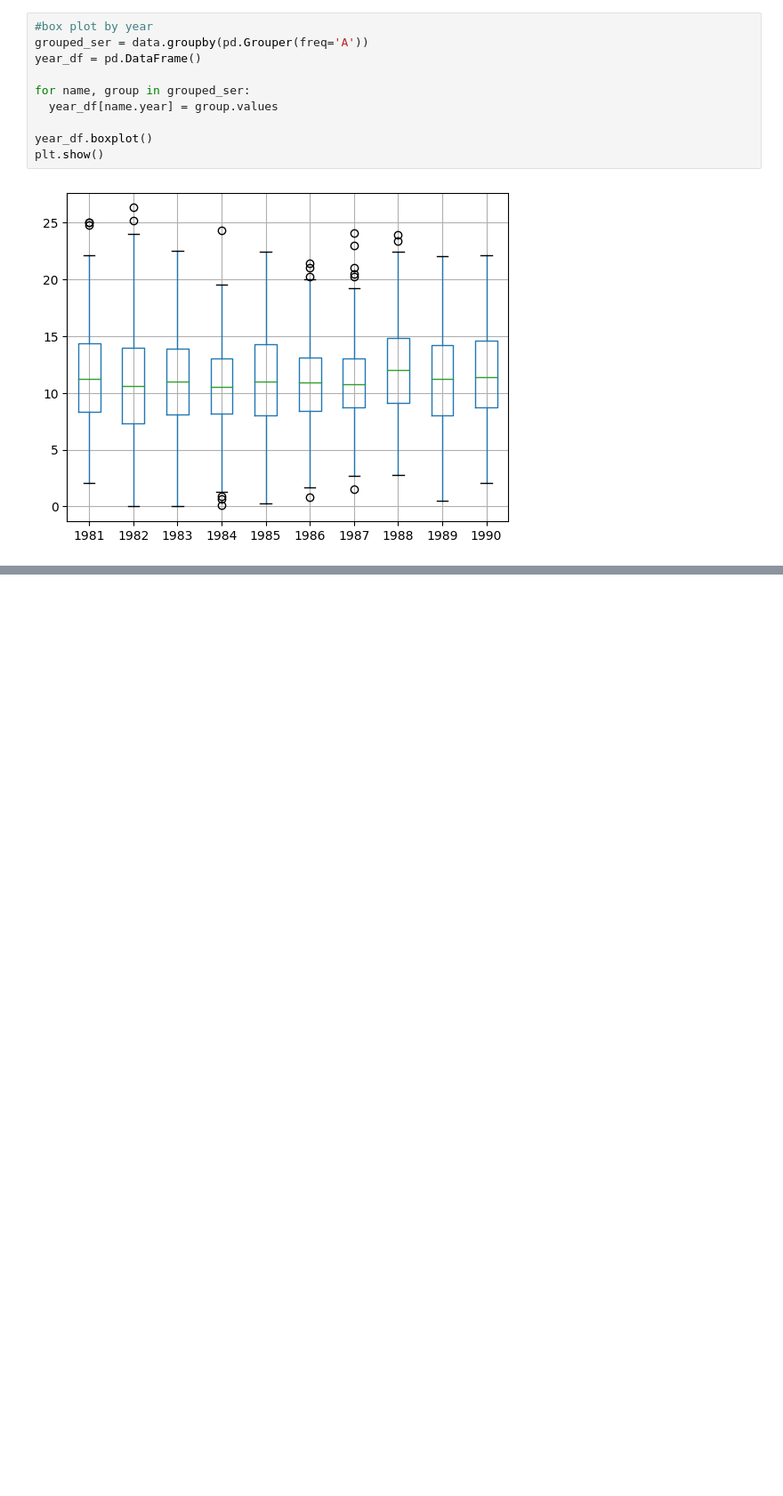
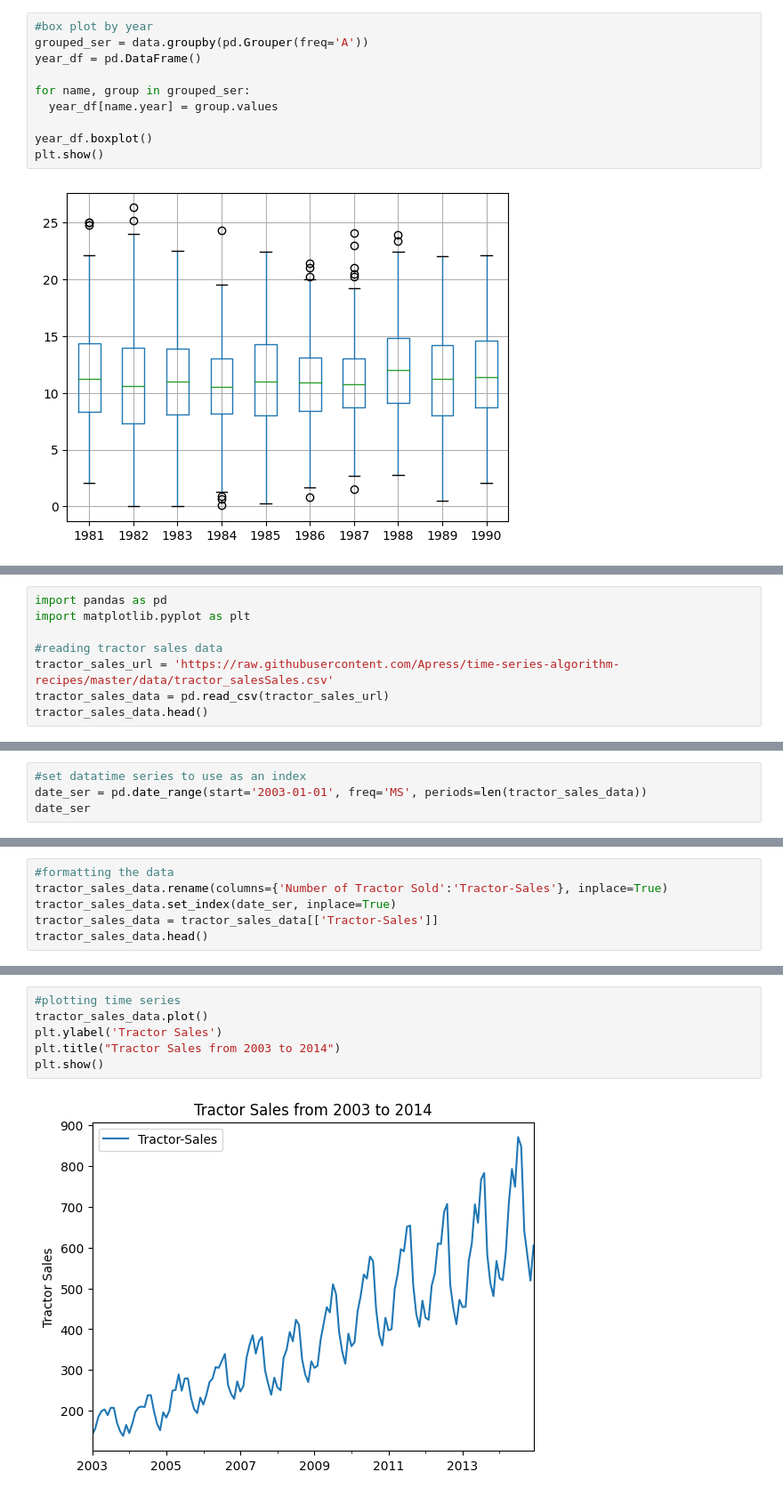
Before and after one commit to ankesh86/TimeSeriesAnalysis, a Jupyter notebook: TimeSeries_EDA.ipynb, the cells around one changed output, grey strips where cells are left out. Shown at 89% size. Saved outputs shown, nothing was run; the diff lists cells and outputs as text; blank space fills up the shorter version.

```diff
--- a/TimeSeries_EDA.ipynb
+++ b/TimeSeries_EDA.ipynb
@@ -312,0 +316,8 @@ plt.show()
+# %%
+import pandas as pd
+import matplotlib.pyplot as plt
+
+#reading tractor sales data
+tractor_sales_url = 'https://raw.githubusercontent.com/Apress/time-series-algorithm-recipes/master/data/tractor_salesSales.csv'
+tractor_sales_data = pd.read_csv(tractor_sales_url)
+tractor_sales_data.head()
@@ -312,0 +331,4 @@ plt.show()
+# %%
+#set datatime series to use as an index
+date_ser = pd.date_range(start='2003-01-01', freq='MS', periods=len(tractor_sales_data))
+date_ser
@@ -312,0 +344,6 @@ plt.show()
+# %%
+#formatting the data
+tractor_sales_data.rename(columns={'Number of Tractor Sold':'Tractor-Sales'}, inplace=True)
+tractor_sales_data.set_index(date_ser, inplace=True)
+tractor_sales_data = tractor_sales_data[['Tractor-Sales']]
+tractor_sales_data.head()
@@ -312,0 +357,8 @@ plt.show()
+# %%
+#plotting time series
+tractor_sales_data.plot()
+plt.ylabel('Tractor Sales')
+plt.title("Tractor Sales from 2003 to 2014")
+plt.show()
+# %% [output]
+[figure, added]
```
Also changed, not shown: parts of 28 cells of this notebook.
